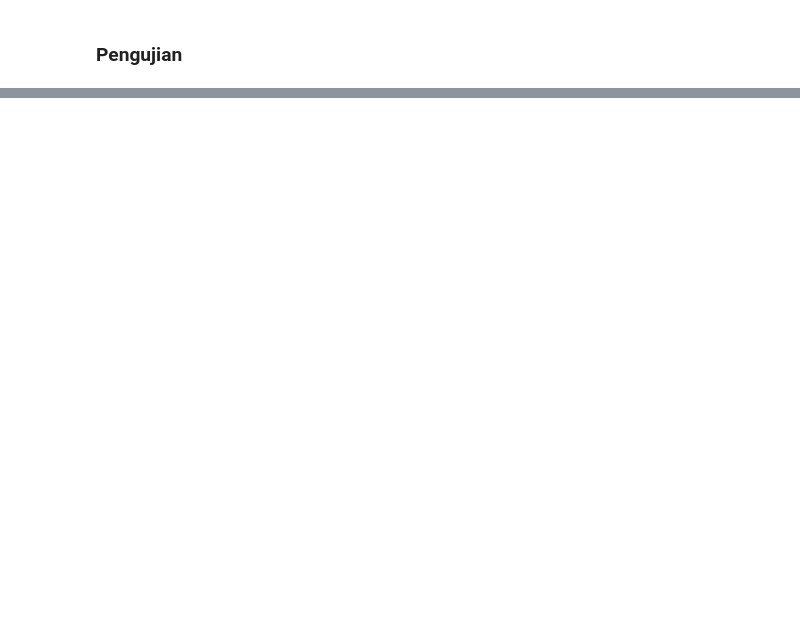
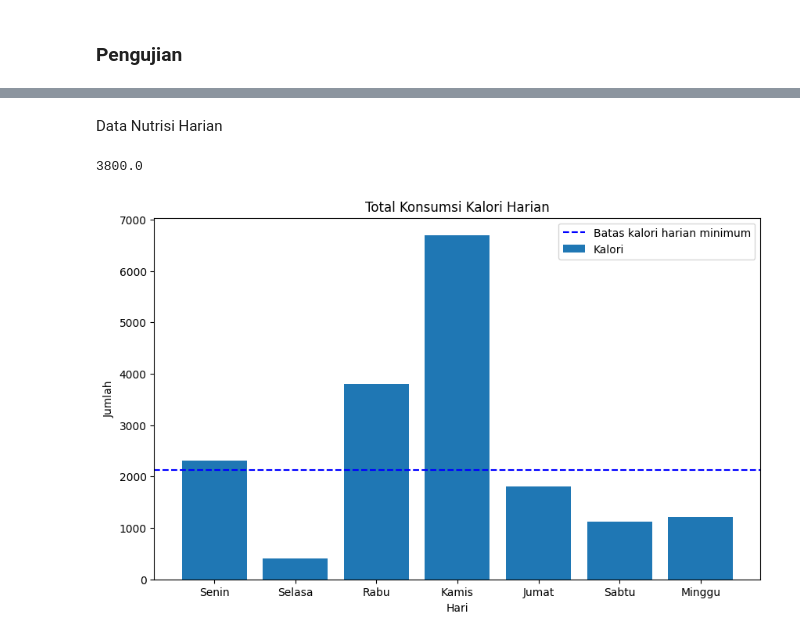
Before and after one commit to MarcoSutisna/Tugas-Visualisasi, a Jupyter notebook: FoodRec.ipynb, the cells around one changed output, grey strips where cells are left out. Drawn from its saved outputs; the diff is of its cells as text; code cells hidden in the pictures; blank space fills up the shorter version.

```diff
--- a/FoodRec.ipynb
+++ b/FoodRec.ipynb
@@ -359,0 +397,4 @@ plt.show()
+# %%
+Daily = pd.read_csv('D:\\S2\\Smt 1\\Metodologi Penelitian\\database\\Daily.csv')
+
+Daily
@@ -359,0 +438,45 @@ plt.show()
+# %% [markdown]
+Data Nutrisi Harian
+# %%
+grouped_hari = Daily.groupby('Hari')
+
+# Konversi ke DataFrame dan reset indeks
+Daily_grouped = grouped_hari.sum().reset_index()
+urutan_hari = ['Senin', 'Selasa', 'Rabu', 'Kamis', 'Jumat', 'Sabtu', 'Minggu']
+Daily_grouped = Daily_grouped.set_index('Hari')
+Daily_grouped = Daily_grouped.reindex(urutan_hari)
+
+jumlah_kalori_rabu = Daily_grouped.loc['Rabu', 'Kalori']
+print(jumlah_kalori_rabu)
+
+
+
+Kalori_Harian = grouped_hari['Kalori'].sum()
+Karbohidrat_Harian = grouped_hari['Karbohidrat'].sum()
+Protein_Harian = grouped_hari['Protein'].sum()
+Lemak_Harian = grouped_hari['Lemak'].sum()
+# %% [output]
+3800.0
+# %%
+# Gabungkan data menjadi DataFrame
+data_plot = pd.DataFrame({'Kalori': Kalori_Harian,
+                          'Karbohidrat': Karbohidrat_Harian,
+                          'Protein': Protein_Harian,
+                          'Lemak': Lemak_Harian})
+
+# Ubah DataFrame menjadi NumPy array
+data_array = data_plot.to_numpy()
+
+plt.figure(figsize=(10, 6))
+# Buat grafik batang
+plt.bar(Daily_grouped.index, Daily_grouped['Kalori'], label='Kalori')  # Mengambil kolom pertama (Kalori)
+# ax = data_plot.plot(kind='bar', width=0.8)
+plt.axhline(y=bmr, color='blue', linestyle='--', label='Batas kalori harian minimum')
+plt.title('Total Konsumsi Kalori Harian')
+plt.xlabel('Hari')
+plt.ylabel('Jumlah')
+plt.xticks(rotation=0)
+plt.legend()
+plt.show()
+# %% [output]
+[figure, added]
```
Also changed, not shown: parts of 30 cells of this notebook.
